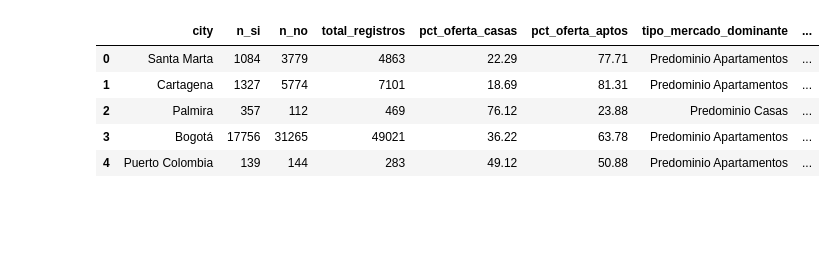
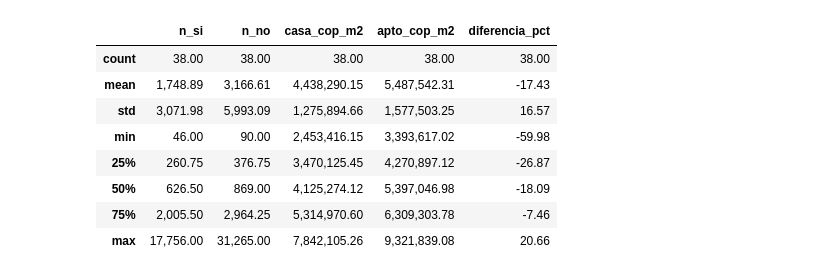
Before and after one commit to renezh64/Ideacion_y_Documentacion, a Jupyter notebook: src/actividad1/Actividad3.ipynb, the cells around one changed output. Cells and saved outputs as stored; diff of their text form; code cells hidden in the pictures; blank space fills up the shorter version.

```diff
--- a/src/actividad1/Actividad3.ipynb
+++ b/src/actividad1/Actividad3.ipynb
@@ -84,47 +83,21 @@ df.head()  # Mostramos las primeras 5 filas para observar los datos (esto NO es
 # %%
-# 2. Control de calidad y normalización de textos
-df['city'] = df['city'].astype(str).str.strip()
-df['n_si']= pd.to_numeric(df['n_si'],errors='coerce')
-df['n_no']= pd.to_numeric(df['n_no'],errors='coerce')
-df['casa_cop_m2']= pd.to_numeric(df['casa_cop_m2'],errors='coerce')
-df['apto_cop_m2']= pd.to_numeric(df['apto_cop_m2'],errors='coerce')
-df['diferencia_pct']= pd.to_numeric(df['diferencia_pct'],errors='coerce')
+# Copia de trabajo
+df_trabajo = df.copy()
 
+# 2.1 Normalización de texto y tipos
+df_trabajo["city"] = df_trabajo["city"].astype(str).str.strip()
+columnas_numericas = ["n_si", "n_no", "casa_cop_m2", "apto_cop_m2", "diferencia_pct"]
 
-# 3. Enriquecimiento del DataFrame con nuevas variables calculadas
-df['total_registros'] = df['n_si'] + df['n_no']
-df['brecha_absoluta_cop'] = df['casa_cop_m2'] - df['apto_cop_m2']
-df['pct_oferta_casas'] = (df['n_si'] / df['total_registros']) * 100
-df['pct_oferta_aptos'] = (df['n_no'] / df['total_registros']) * 100
-# Clasificación del tipo de mercado según la oferta dominante
-df['tipo_mercado_dominante'] = np.where(
-    df['n_si'] > df['n_no'],
-    'Predominio Casas',
-    'Predominio Apartamentos'
-)
-
-# Categorización del nivel de diferencia/descuento en el precio del metro cuadrado
-condiciones_descuento = [
-    (df['diferencia_pct'] > 0),
-    (df['diferencia_pct'] >= -15) & (df['diferencia_pct'] <= 0),
-    (df['diferencia_pct'] >= -30) & (df['diferencia_pct'] < -15),
-    (df['diferencia_pct'] < -30)
-]
-categorias_descuento = [
-    'Casa con Prima (+)',
-    'Descuento Leve (0% a -15%)',
-    'Descuento Moderado (-15% a -30%)',
-    'Descuento Alto (<-30%)'
-]
-df['categoria_brecha_precio'] = np.select(condiciones_descuento, categorias_descuento, default='Sin Clasificar')
-
-# 4. Reordenar las columnas para una estructura lógica de análisis
-columnas_ordenadas = [
-    'city', 'n_si', 'n_no', 'total_registros',
-    'pct_oferta_casas', 'pct_oferta_aptos', 'tipo_mercado_dominante',
-    'casa_cop_m2', 'apto_cop_m2', 'brecha_absoluta_cop',
-    'diferencia_pct', 'categoria_brecha_precio'
-]
-df_enriquecido = df[columnas_ordenadas]
-df_enriquecido.head()
+for col in columnas_numericas:
+    df_trabajo[col] = pd.to_numeric(df_trabajo[col], errors="coerce")
+# 2.2 Controles de calidad
+print("=== CONTROLES DE CALIDAD ===")
+print(f"Filas totales: {len(df_trabajo)}")
+print(f"Duplicados: {df_trabajo.duplicated().sum()}")
+print("\nValores nulos por columna:")
+print(df_trabajo.isna().sum())
+print("\nResumen de tipos de datos:")
+print(df_trabajo.dtypes)
+print("\nEstadísticas descriptivas básicas:")
+display(df_trabajo[columnas_numericas].describe().round(2))
 # %% [output]
@@ -131,7 +121,10 @@ df_enriquecido.head()
-|  | city | n_si | n_no | total_registros | pct_oferta_casas | pct_oferta_aptos | tipo_mercado_dominante | ... |
-| 0 | Santa Marta | 1084 | 3779 | 4863 | 22.29 | 77.71 | Predominio Apartamentos | ... |
-| 1 | Cartagena | 1327 | 5774 | 7101 | 18.69 | 81.31 | Predominio Apartamentos | ... |
-| 2 | Palmira | 357 | 112 | 469 | 76.12 | 23.88 | Predominio Casas | ... |
-| 3 | Bogotá | 17756 | 31265 | 49021 | 36.22 | 63.78 | Predominio Apartamentos | ... |
-| 4 | Puerto Colombia | 139 | 144 | 283 | 49.12 | 50.88 | Predominio Apartamentos | ... |
+|  | n_si | n_no | casa_cop_m2 | apto_cop_m2 | diferencia_pct |
+| count | 38.00 | 38.00 | 38.00 | 38.00 | 38.00 |
+| mean | 1,748.89 | 3,166.61 | 4,438,290.15 | 5,487,542.31 | -17.43 |
+| std | 3,071.98 | 5,993.09 | 1,275,894.66 | 1,577,503.25 | 16.57 |
+| min | 46.00 | 90.00 | 2,453,416.15 | 3,393,617.02 | -59.98 |
+| 25% | 260.75 | 376.75 | 3,470,125.45 | 4,270,897.12 | -26.87 |
+| 50% | 626.50 | 869.00 | 4,125,274.12 | 5,397,046.98 | -18.09 |
+| 75% | 2,005.50 | 2,964.25 | 5,314,970.60 | 6,309,303.78 | -7.46 |
+| max | 17,756.00 | 31,265.00 | 7,842,105.26 | 9,321,839.08 | 20.66 |
 # %% [markdown]
```
Also changed, not shown: parts of 29 cells of this notebook, 4 other files.
